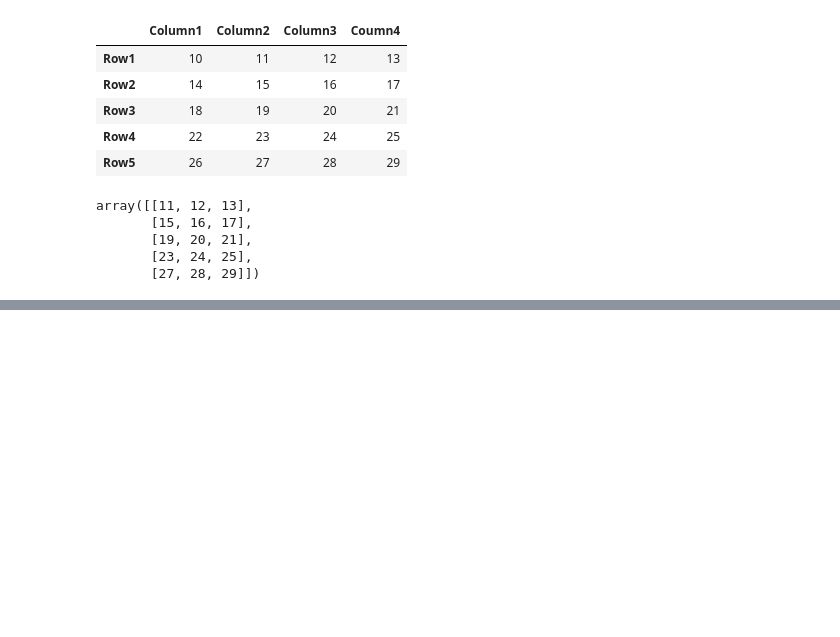
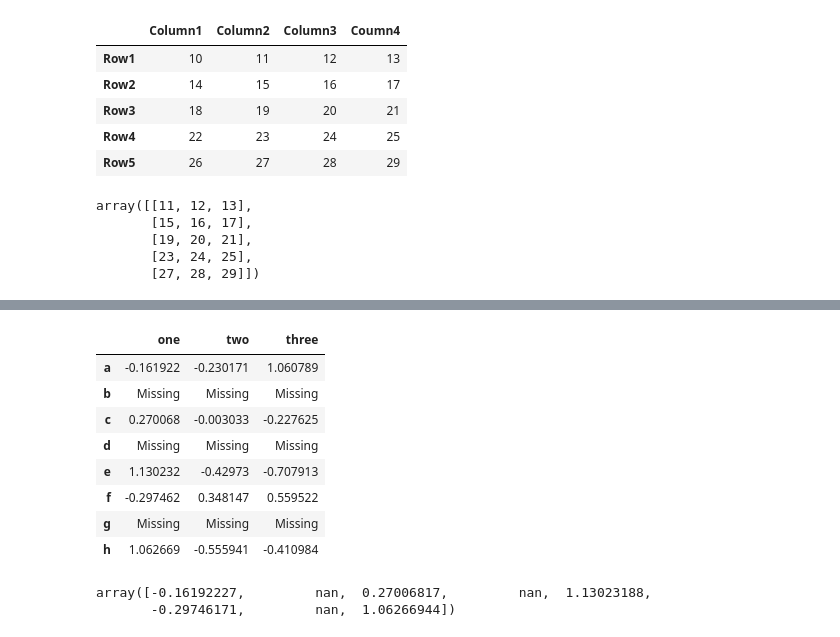
Before and after one commit to samyak-anand/Machine_Learning_Crash_Cource, a Jupyter notebook: pandas_basics.ipynb, the cells around one changed output, grey strips where cells are left out. Saved outputs shown, nothing was run; the diff lists cells and outputs as text; code cells hidden in the pictures; blank space fills up the shorter version.

```diff
--- a/pandas_basics.ipynb
+++ b/pandas_basics.ipynb
@@ -55,0 +212,17 @@ array([[11, 12, 13],
+# %%
+df2.fillna('Missing')
+# %% [output]
+|  | one | two | three |
+| a | -0.161922 | -0.230171 | 1.060789 |
+| b | Missing | Missing | Missing |
+| c | 0.270068 | -0.003033 | -0.227625 |
+| d | Missing | Missing | Missing |
+| e | 1.130232 | -0.42973 | -0.707913 |
+| f | -0.297462 | 0.348147 | 0.559522 |
+| g | Missing | Missing | Missing |
+| h | 1.062669 | -0.555941 | -0.410984 |
+# %%
+df2['one'].values
+# %% [output]
+array([-0.16192227,         nan,  0.27006817,         nan,  1.13023188,
+       -0.29746171,         nan,  1.06266944])
```
Also changed, not shown: parts of 18 cells of this notebook, 1 other file.
